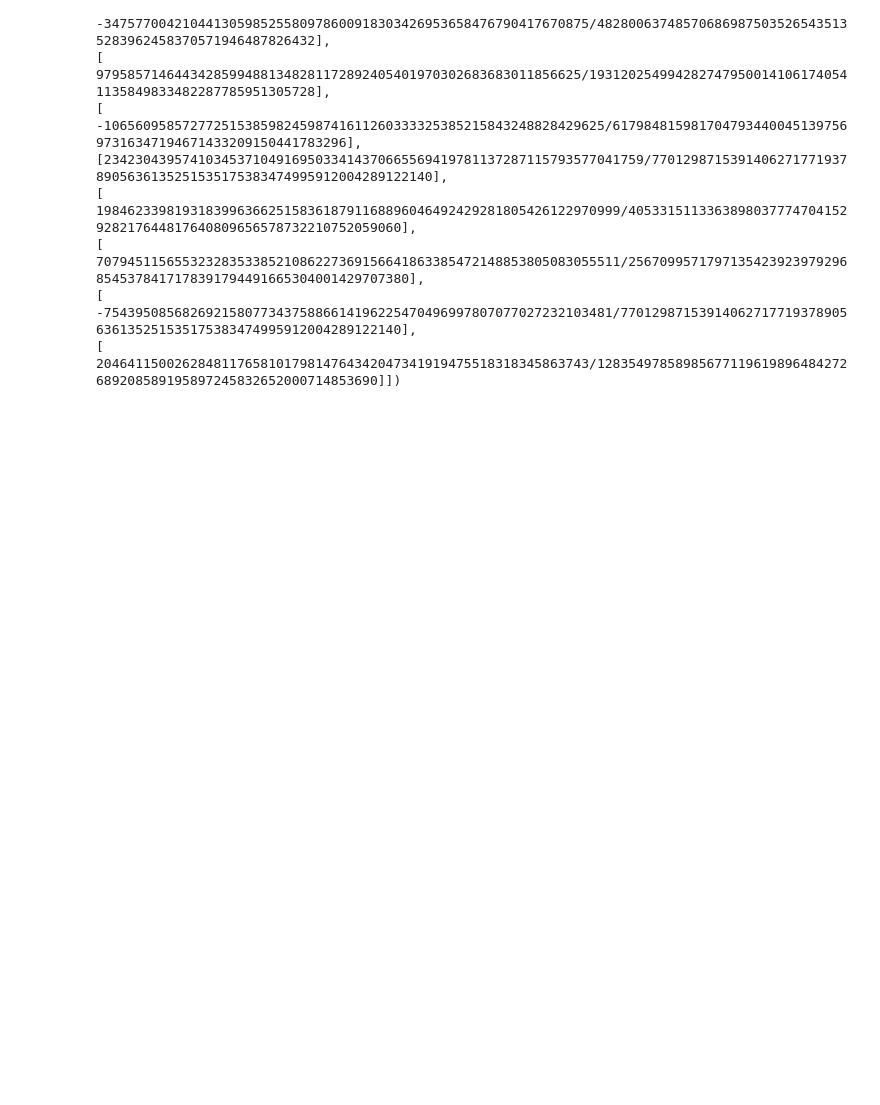
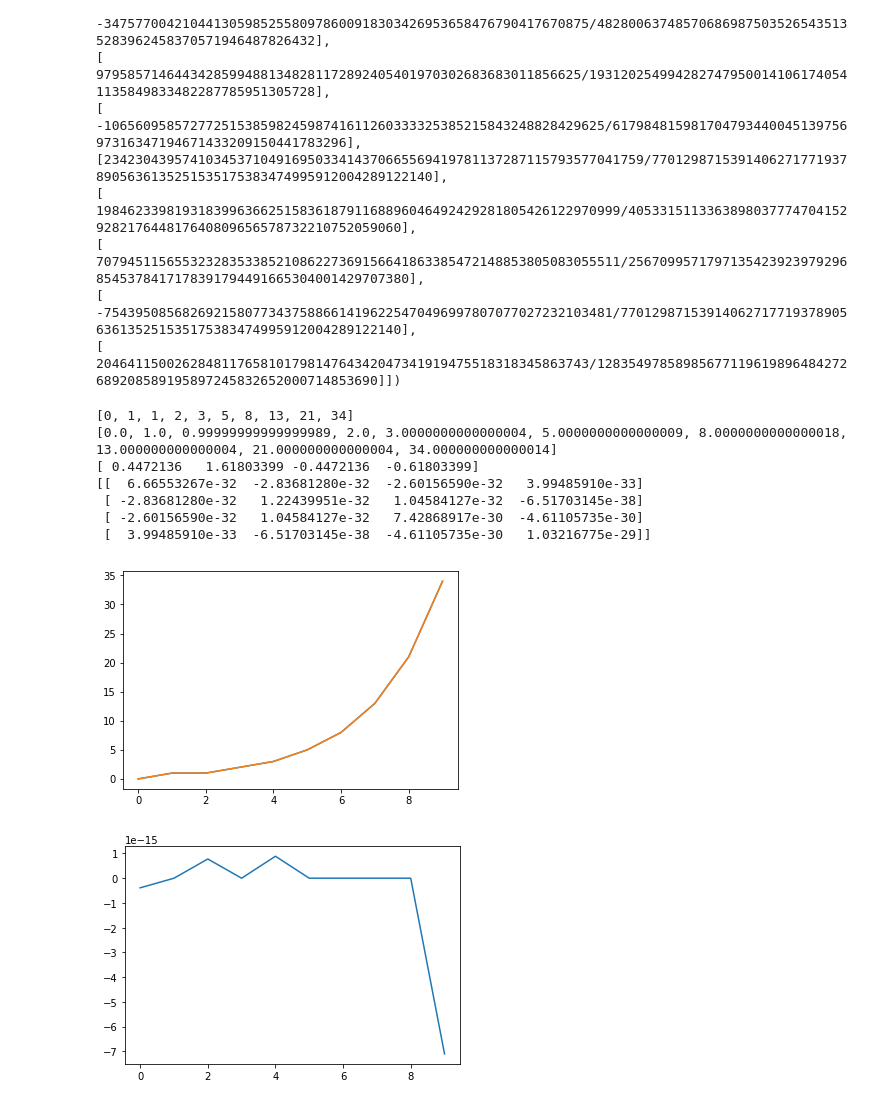
Before and after one commit to markromanmiller/monkey-cube, a Jupyter notebook: prism_graphs.ipynb, the cells around one changed output. Saved outputs shown, nothing was run; the diff lists cells and outputs as text; code cells hidden in the pictures; blank space fills up the shorter version.

```diff
--- a/prism_graphs.ipynb
+++ b/prism_graphs.ipynb
@@ -174,3 +237,56 @@ Matrix([
 [  7079451156553232835338521086227369156641863385472148853805083055511/25670995717971354239239792968545378417178391794491665304001429707380],
 [   -75439508568269215807734375886614196225470496997807077027232103481/77012987153914062717719378905636135251535175383474995912004289122140],
 [      204641150026284811765810179814764342047341919475518318345863743/12835497858985677119619896484272689208589195897245832652000714853690]])
+# %%
+from random import random
+
+def sum_exp(x, d, e, f, g):
+    return d * e**x + f * g**x
+
+def sum_exp_fibo(x):
+    for i in range(x):
+        yield sum_exp(
+            i,
+            1/np.sqrt(5),
+            (1+np.sqrt(5))/2,
+            -1/np.sqrt(5),
+            (1-np.sqrt(5))/2
+        )
+
+def fibo(x):
+    old = -1
+    new = 1
+    for _ in range(x):
+        old, new = new, old + new
+        yield new
+
+up_to = 10
+xs = [i for i in range(up_to)]
+ys = [i for i in fibo(up_to)]
+
+print ys
+print [i for i in sum_exp_fibo(up_to)]
+
+
+popt, pcov = curve_fit(sum_exp, xs, ys, p0=(
+    random(), random(), random(), random()
+))
+print popt
+print pcov
+
+plt.plot(xs, ys, label='original')
+plt.plot(xs, sum_exp(xs, *popt), label='fit')
+plt.show()
+
+plt.plot(xs, ys - sum_exp(xs, *popt))
+plt.show()
+# %% [output]
+[0, 1, 1, 2, 3, 5, 8, 13, 21, 34]
+[0.0, 1.0, 0.99999999999999989, 2.0, 3.0000000000000004, 5.0000000000000009, 8.0000000000000018, 13.000000000000004, 21.000000000000004, 34.000000000000014]
+[ 0.4472136   1.61803399 -0.4472136  -0.61803399]
+[[  6.66553267e-32  -2.83681280e-32  -2.60156590e-32   3.99485910e-33]
+ [ -2.83681280e-32   1.22439951e-32   1.04584127e-32  -6.51703145e-38]
+ [ -2.60156590e-32   1.04584127e-32   7.42868917e-30  -4.61105735e-30]
+ [  3.99485910e-33  -6.51703145e-38  -4.61105735e-30   1.03216775e-29]]
+[figure, added]
+[figure, added]
```
Also changed, not shown: parts of 7 cells of this notebook, 14 other files.
